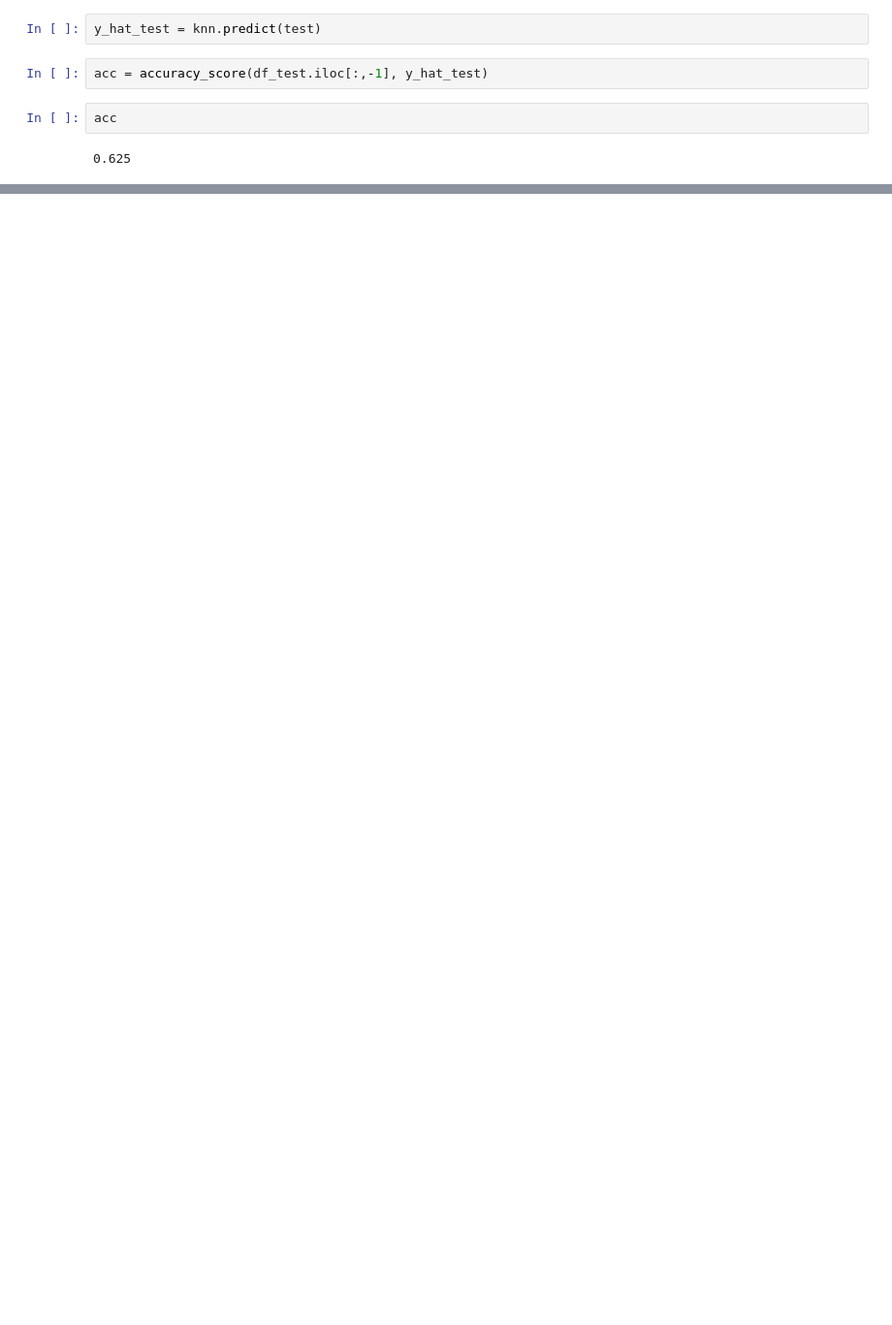
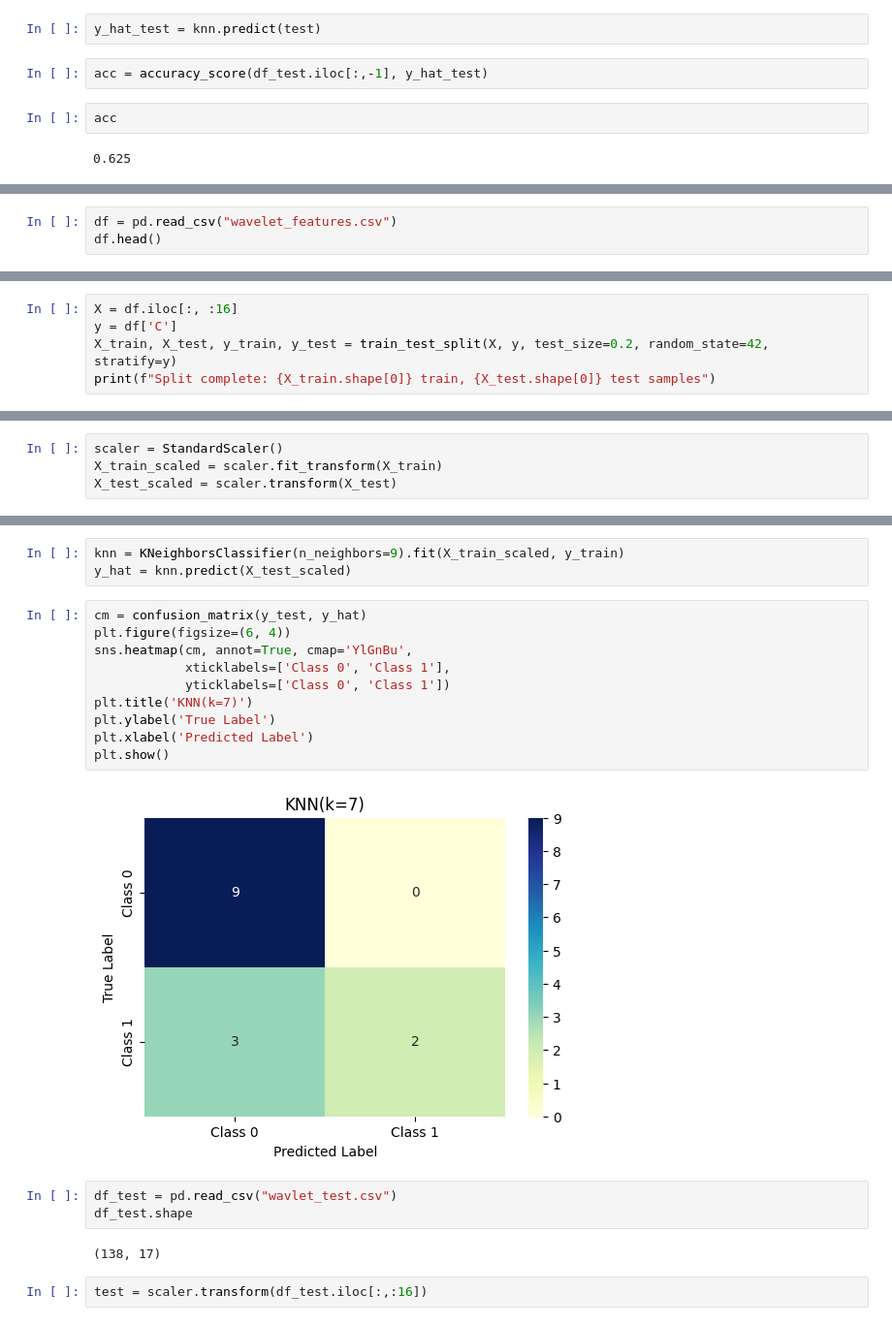
Before and after one commit to Brijesh-sharma-jangid/College, a Jupyter notebook: College/CV.ipynb, the cells around one changed output, grey strips where cells are left out. Shown: that part at 97% size. Drawn from its saved outputs; the diff is of its cells as text; blank space fills up the shorter version.

```diff
--- a/College/CV.ipynb
+++ b/College/CV.ipynb
@@ -180,0 +224,3 @@ plt.show()
+# %%
+df = pd.read_csv("wavelet_features.csv")
+df.head()
@@ -180,0 +234,5 @@ plt.show()
+# %%
+X = df.iloc[:, :16]
+y = df['C']
+X_train, X_test, y_train, y_test = train_test_split(X, y, test_size=0.2, random_state=42, stratify=y)
+print(f"Split complete: {X_train.shape[0]} train, {X_test.shape[0]} test samples")
@@ -180,0 +241,4 @@ plt.show()
+# %%
+scaler = StandardScaler()
+X_train_scaled = scaler.fit_transform(X_train)
+X_test_scaled = scaler.transform(X_test)
@@ -180,0 +262,22 @@ plt.show()
+# %%
+knn = KNeighborsClassifier(n_neighbors=9).fit(X_train_scaled, y_train)
+y_hat = knn.predict(X_test_scaled)
+# %%
+cm = confusion_matrix(y_test, y_hat)
+plt.figure(figsize=(6, 4))
+sns.heatmap(cm, annot=True, cmap='YlGnBu',
+            xticklabels=['Class 0', 'Class 1'],
+            yticklabels=['Class 0', 'Class 1'])
+plt.title('KNN(k=7)')
+plt.ylabel('True Label')
+plt.xlabel('Predicted Label')
+plt.show()
+# %% [output]
+[figure, added]
+# %%
+df_test = pd.read_csv("wavlet_test.csv")
+df_test.shape
+# %% [output]
+(138, 17)
+# %%
+test = scaler.transform(df_test.iloc[:,:16])
```
Also changed, not shown: parts of 13 cells of this notebook, 11 other files.
